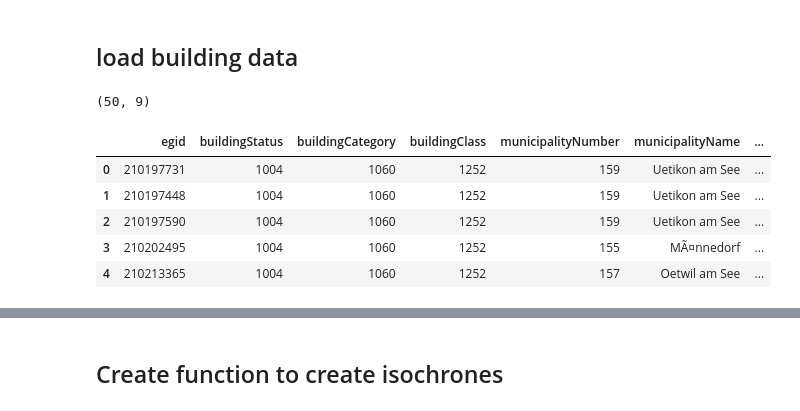
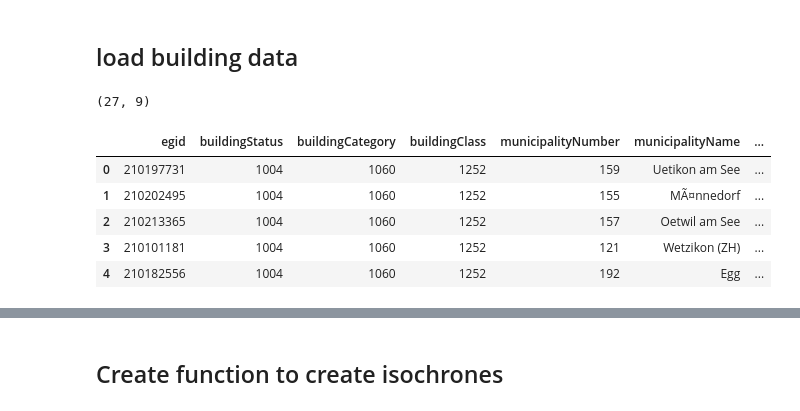
Before and after one commit to eglisi1/harvest_hub, a Jupyter notebook: notebooks/60_catchment_area_analysis_farms.ipynb, the cells around one changed output, grey strips where cells are left out. Saved outputs shown, nothing was run; the diff lists cells and outputs as text; code cells hidden in the pictures.

```diff
--- a/notebooks/60_catchment_area_analysis_farms.ipynb
+++ b/notebooks/60_catchment_area_analysis_farms.ipynb
@@ -19,14 +19,14 @@ api_key = get_env_variable("ORS_API_KEY")
 # %%
 import geopandas as gpd
 
-gdf = gpd.read_file('../data/processed_data/top_50_buildings_with_farms_details.geojson')
+gdf = gpd.read_file('../data/processed_data/top_building_per_municipality.geojson')
 print(gdf.shape)
 gdf.head()
 # %% [output]
-(50, 9)
+(27, 9)
 |  | egid | buildingStatus | buildingCategory | buildingClass | municipalityNumber | municipalityName | ... |
 | 0 | 210197731 | 1004 | 1060 | 1252 | 159 | Uetikon am See | ... |
-| 1 | 210197448 | 1004 | 1060 | 1252 | 159 | Uetikon am See | ... |
-| 2 | 210197590 | 1004 | 1060 | 1252 | 159 | Uetikon am See | ... |
-| 3 | 210202495 | 1004 | 1060 | 1252 | 155 | MÃ¤nnedorf | ... |
-| 4 | 210213365 | 1004 | 1060 | 1252 | 157 | Oetwil am See | ... |
+| 1 | 210202495 | 1004 | 1060 | 1252 | 155 | MÃ¤nnedorf | ... |
+| 2 | 210213365 | 1004 | 1060 | 1252 | 157 | Oetwil am See | ... |
+| 3 | 210101181 | 1004 | 1060 | 1252 | 121 | Wetzikon (ZH) | ... |
+| 4 | 210182556 | 1004 | 1060 | 1252 | 192 | Egg | ... |
```
Also changed, not shown: parts of 10 cells of this notebook, 1 other file.
